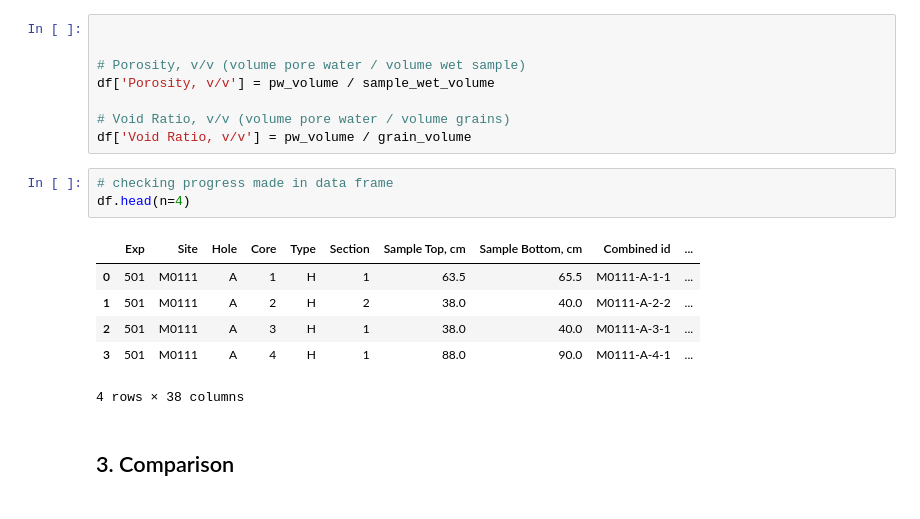
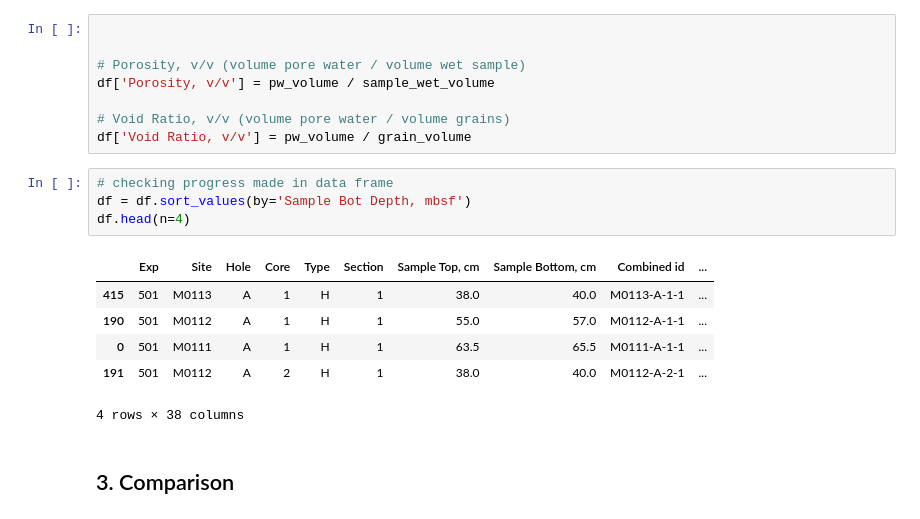
Before and after one commit to maddoxchastain-vcool/MAD-FF-Corrections-from-Varied-Salinity, a Jupyter notebook: work/recreation_MAD.ipynb, the cells around one changed output. Cells and saved outputs as stored; diff of their text form.

```diff
--- a/work/recreation_MAD.ipynb
+++ b/work/recreation_MAD.ipynb
@@ -149,13 +149,14 @@ df['Porosity, v/v'] = pw_volume / sample_wet_volume
 df['Void Ratio, v/v'] = pw_volume / grain_volume
 # %%
 # checking progress made in data frame
+df = df.sort_values(by='Sample Bot Depth, mbsf')
 df.head(n=4)
 # %% [output]
 |  | Exp | Site | Hole | Core | Type | Section | Sample Top, cm | Sample Bottom, cm | Combined id | ... |
+| 415 | 501 | M0113 | A | 1 | H | 1 | 38.0 | 40.0 | M0113-A-1-1 | ... |
+| 190 | 501 | M0112 | A | 1 | H | 1 | 55.0 | 57.0 | M0112-A-1-1 | ... |
 | 0 | 501 | M0111 | A | 1 | H | 1 | 63.5 | 65.5 | M0111-A-1-1 | ... |
-| 1 | 501 | M0111 | A | 2 | H | 2 | 38.0 | 40.0 | M0111-A-2-2 | ... |
-| 2 | 501 | M0111 | A | 3 | H | 1 | 38.0 | 40.0 | M0111-A-3-1 | ... |
-| 3 | 501 | M0111 | A | 4 | H | 1 | 88.0 | 90.0 | M0111-A-4-1 | ... |
+| 191 | 501 | M0112 | A | 2 | H | 1 | 38.0 | 40.0 | M0112-A-2-1 | ... |
 4 rows × 38 columns
 # %% [markdown]
 ## 3. Comparison ##
```
Also changed, not shown: parts of 13 cells of this notebook, 4 other files.
